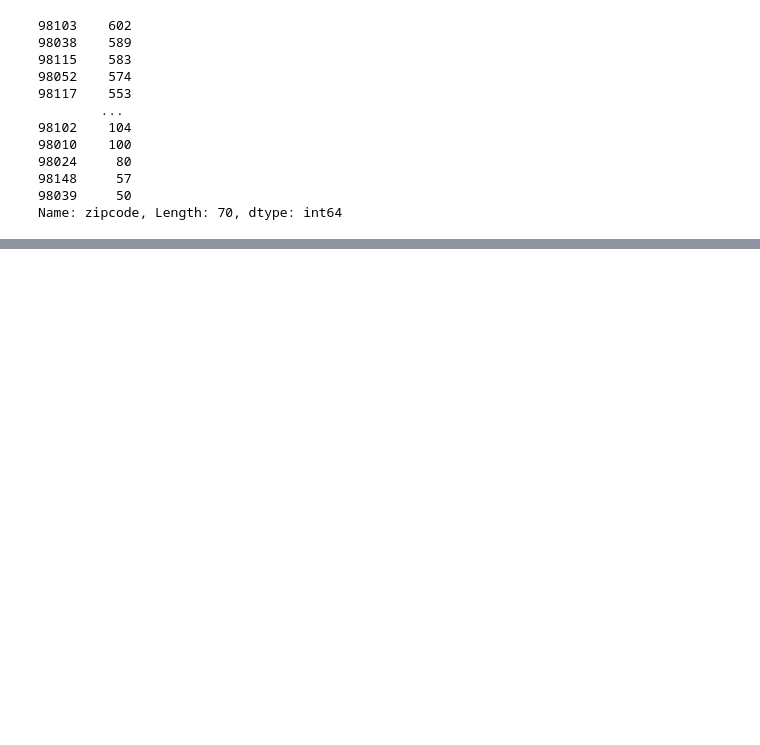
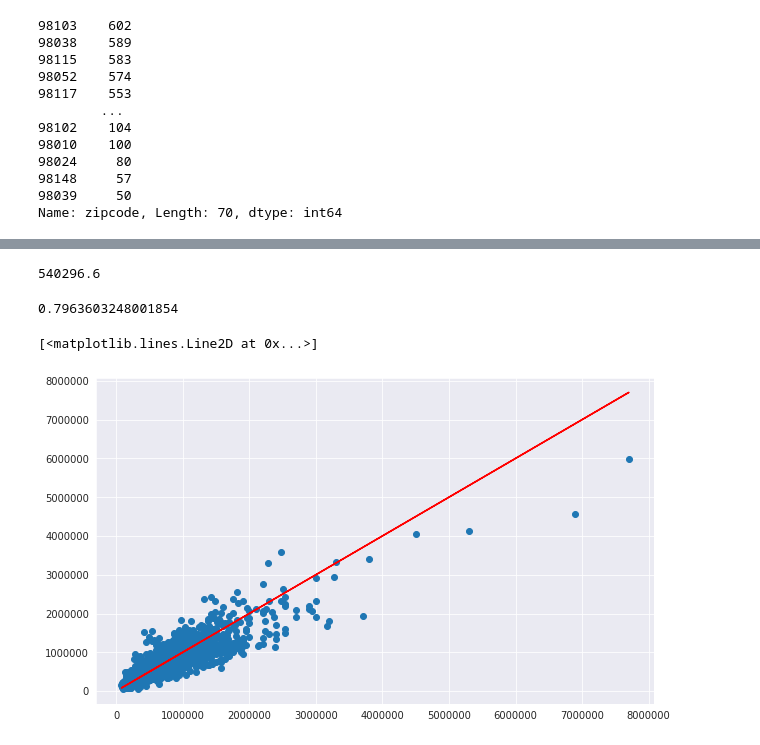
Before and after one commit to arnelimperial/data-analysis, a Jupyter notebook: Neural Nets and Deep Learning/TensorFlow - Regression and Exploratory DA.ipynb, the cells around one changed output, grey strips where cells are left out. Drawn from its saved outputs; the diff is of its cells as text; code cells hidden in the pictures; blank space fills up the shorter version.

```diff
--- a/Neural Nets and Deep Learning/TensorFlow - Regression and Exploratory DA.ipynb
+++ b/Neural Nets and Deep Learning/TensorFlow - Regression and Exploratory DA.ipynb
@@ -352,0 +475,17 @@ df = df.drop('zipcode',axis=1)
+# %%
+5.402966e+05
+# %% [output]
+540296.6
+# %%
+# Best possible score is 1.0
+explained_variance_score(y_test,predictions)
+# %% [output]
+0.7963603248001854
+# %%
+plt.figure(figsize=(10,6))
+plt.scatter(y_test,predictions)
+plt.plot(y_test,y_test,'r')
+# Red line represents the perfect prediction line
+# %% [output]
+[<matplotlib.lines.Line2D at 0x...>]
+[figure, added]
```
Also changed, not shown: parts of 30 cells of this notebook, 2 other files.
